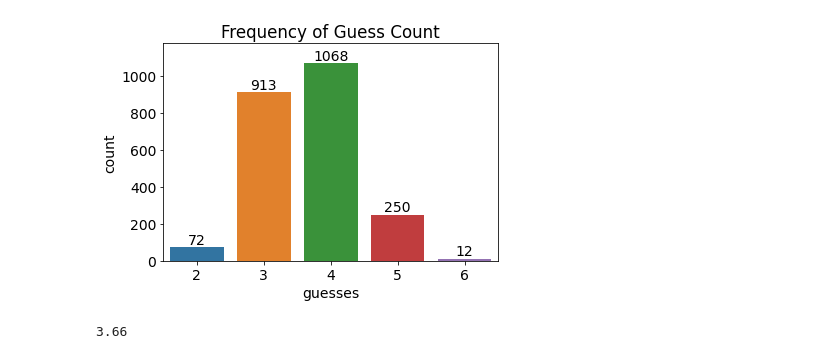
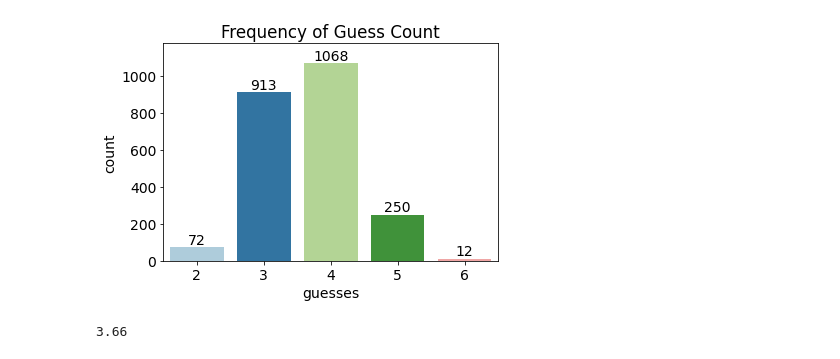
Before and after one commit to scottpenn/wordle_solver, a Jupyter notebook: notebooks/Wordle Solver.ipynb, the cells around one changed output. Cells and saved outputs as stored; diff of their text form; code cells hidden in the pictures.

```diff
--- a/notebooks/Wordle Solver.ipynb
+++ b/notebooks/Wordle Solver.ipynb
@@ -159,21 +159,21 @@ for valid_word in tqdm(all_words[all_words['is_valid']].index):
 # %%
 # I make a count plot to visualize how well the algorithm performs:
 
 valid_words = all_words[all_words['is_valid']]
 
 plt.rcParams.update({'font.size': 14})
-ax = sns.countplot(x=valid_words.guesses)
+ax = sns.countplot(x=valid_words.guesses, palette='Paired')
 _ = ax.bar_label(ax.containers[0])
 _ = ax.margins(y=0.1)
 _ = plt.title("Frequency of Guess Count")
 _ = plt.savefig('../results.png', facecolor='white', bbox_inches='tight')
 
 # Most words are solved in four guesses or fewer.
 # Every word is solved within the required six-guess limit.
 # These are the words that take six guesses to solve:
 # maker, waver, rarer, riper, revel, taunt, hatch, wedge, vouch, hitch, tight, daddy
 # %% [output]
-[figure, old version]
+[figure, new version]
 # %%
 # The mean guess count:
 
```
Also changed, not shown: 5 other files.
